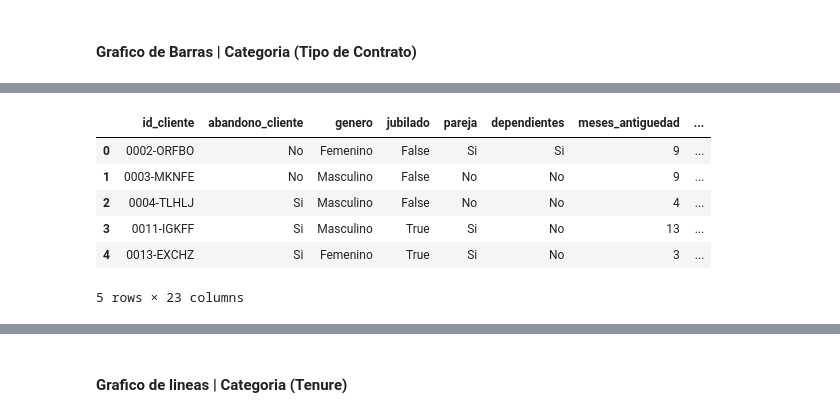
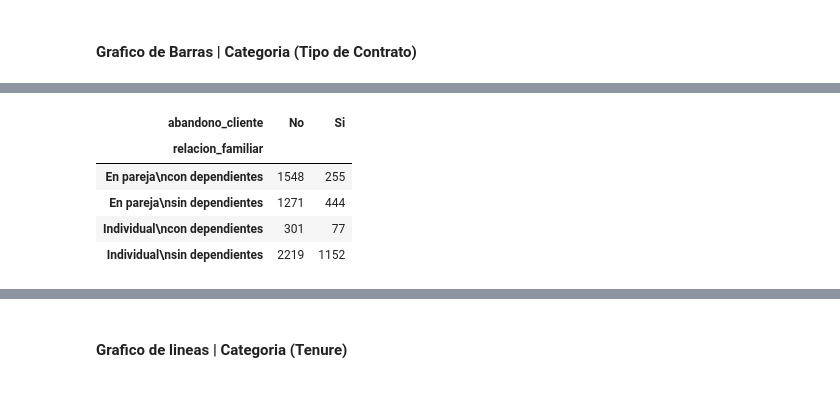
Before and after one commit to MigXDev/CS_Datos_I_DESAFIO_2, a Jupyter notebook: challenge2-data-science-LATAM-main/TelecomX_LATAM.ipynb, the cells around one changed output, grey strips where cells are left out. Saved outputs shown, nothing was run; the diff lists cells and outputs as text; code cells hidden in the pictures.

```diff
--- a/challenge2-data-science-LATAM-main/TelecomX_LATAM.ipynb
+++ b/challenge2-data-science-LATAM-main/TelecomX_LATAM.ipynb
@@ -1767,10 +1694,29 @@ plt.show()
+# %%
+# Crear columna combinada
+def clasificar_combinacion(fila):
+    if fila['pareja'] == 'Si' and fila['dependientes'] == 'Si':
+        return 'En pareja\ncon dependientes'
+    elif fila['pareja'] == 'No' and fila['dependientes'] == 'No':
+        return 'Individual\nsin dependientes'
+    elif fila['pareja'] == 'Si' and fila['dependientes'] == 'No':
+        return 'En pareja\nsin dependientes'
+    elif fila['pareja'] == 'No' and fila['dependientes'] == 'Si':
+        return 'Individual\ncon dependientes'
+
+df_Datos_Traducidos['relacion_familiar'] = df_Datos_Traducidos.apply(clasificar_combinacion, axis=1)
+# %%
+# Agrupación
+df_comb_abandono = df_Datos_Traducidos.groupby(['relacion_familiar', 'abandono_cliente']).size().unstack().fillna(0)
+
+# Orden personalizado de las categorías
+orden = ['En pareja\ncon dependientes', 'En pareja\nsin dependientes', 'Individual\ncon dependientes', 'Individual\nsin dependientes']
+df_comb_abandono = df_comb_abandono.reindex(orden)
 # %%
-df_Datos_Traducidos.head()
+df_comb_abandono.head()
 # %% [output]
-|  | id_cliente | abandono_cliente | genero | jubilado | pareja | dependientes | meses_antiguedad | ... |
-| 0 | 0002-ORFBO | No | Femenino | False | Si | Si | 9 | ... |
-| 1 | 0003-MKNFE | No | Masculino | False | No | No | 9 | ... |
-| 2 | 0004-TLHLJ | Si | Masculino | False | No | No | 4 | ... |
-| 3 | 0011-IGKFF | Si | Masculino | True | Si | No | 13 | ... |
-| 4 | 0013-EXCHZ | Si | Femenino | True | Si | No | 3 | ... |
+| abandono_cliente | No | Si |
+| relacion_familiar |  |  |
+| En pareja\ncon dependientes | 1548 | 255 |
+| En pareja\nsin dependientes | 1271 | 444 |
+| Individual\ncon dependientes | 301 | 77 |
+| Individual\nsin dependientes | 2219 | 1152 |
-5 rows × 23 columns
```
Also changed, not shown: parts of 25 cells of this notebook.
